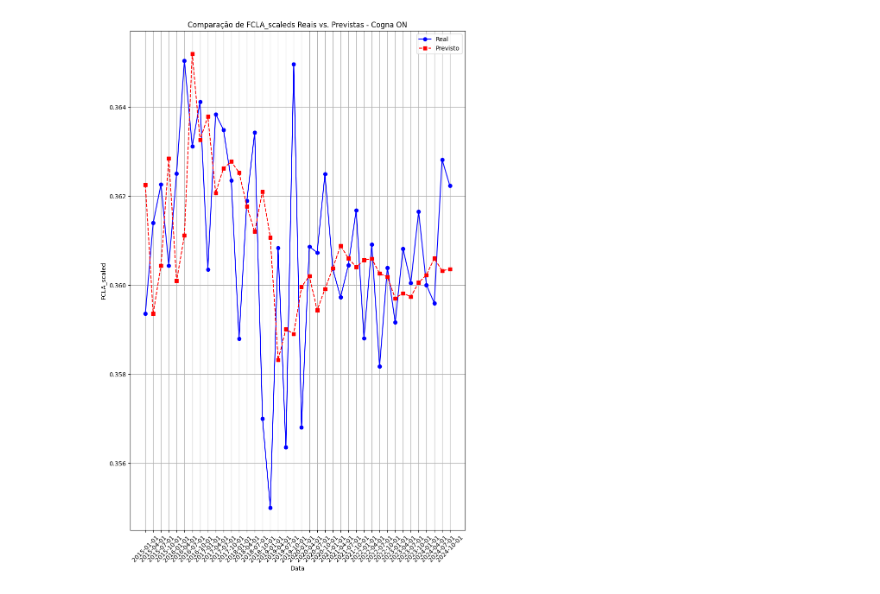
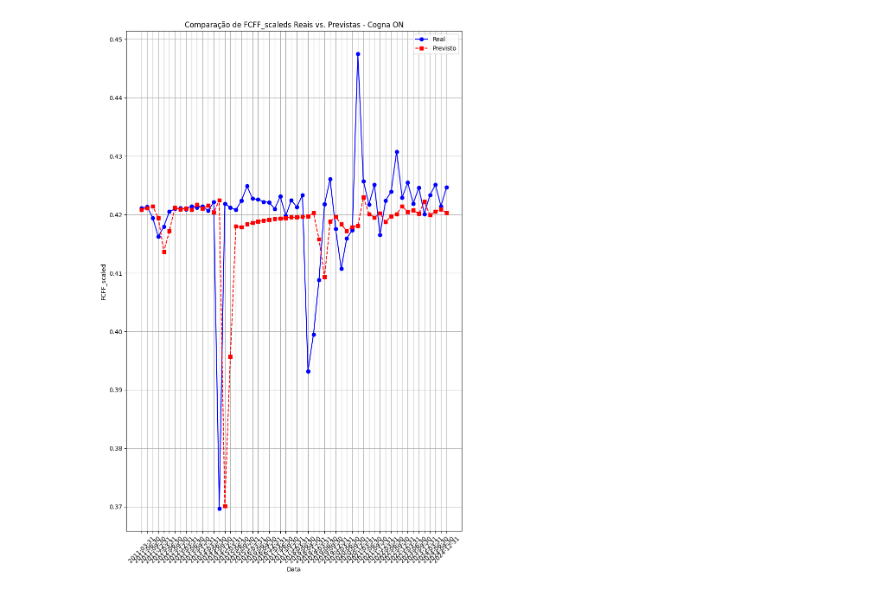
Before and after one commit to CHAnnnelch/IC_predicao_FCF, a Jupyter notebook: 04_ARIMA.ipynb, the cells around one changed output. Drawn from its saved outputs; the diff is of its cells as text; code cells hidden in the pictures.

```diff
--- a/04_ARIMA.ipynb
+++ b/04_ARIMA.ipynb
@@ -151,10 +53,0 @@ df
-# %%
-var = ['g_FCLF']
-
-df = df.sort_values(['Nome', 'Data'])
-df['lag_g_fclf'] = df.groupby('Nome')[var].shift(1)
-df['ma_g_fclf'] = df.groupby('Nome')[var].transform(lambda x: x.shift(1).rolling(3).mean())
-
-df['lag_g_fclf'] = df['lag_g_fclf'].fillna(method='bfill')
-df['ma_g_fclf'] = df['ma_g_fclf'].fillna(method='bfill')
-df
@@ -175,10 +53,0 @@ df
-# %%
-var = ['FCLF']
-
-df = df.sort_values(['Nome', 'Data'])
-df['lag_fclf'] = df.groupby('Nome')[var].shift(1)
-df['ma_fclf'] = df.groupby('Nome')[var].transform(lambda x: x.shift(1).rolling(3).mean())
-
-df['lag_fclf'] = df['lag_fclf'].fillna(method='bfill')
-df['ma_fclf'] = df['ma_fclf'].fillna(method='bfill')
-df
@@ -199,10 +53,0 @@ df
-# %%
-var = ['FCLA']
-
-df = df.sort_values(['Nome', 'Data'])
-df['lag_fcla'] = df.groupby('Nome')[var].shift(1)
-df['ma_fcla'] = df.groupby('Nome')[var].transform(lambda x: x.shift(1).rolling(3).mean())
-
-df['lag_fcla'] = df['lag_fcla'].fillna(method='bfill')
-df['ma_fcla'] = df['ma_fcla'].fillna(method='bfill')
-df
@@ -230,10 +61,10 @@ import warnings
 
 warnings.filterwarnings("ignore")
 
-target_var = 'FCLA'
+target_var = 'FCFF'
 k = 4
 
-def expanding_window_forecast_arima(df, target_col=target_var, empresa_col='Nome', date_col='Data',
+def expanding_window_forecast_arima(df, target_col=target_var, empresa_col='NOME', date_col='DATA',
                                      min_train_size=k, horizon=1, arima_order=(1,1,1)):
     results = []
 
@@ -295,7 +126,7 @@ mae = mean_absolute_error(resultado['Real'], resultado['Previsto'])
 r2 = r2_score(resultado['Real'], resultado['Previsto'])
 
 n = len(resultado)
-p = len(['FCLA'])
+p = len(['FCFF'])
 r2_adj = 1 - (1 - r2) * (n - 1) / (n - p - 1)
 
 train_rmse_media = resultado['Train RMSE'].mean()
@@ -402,19 +226,19 @@ plt.show()
 # %%
 results_df = resultado
 empresa_selecionada = 'Cogna ON'
 df_selecionado = results_df[results_df["Empresa"] == empresa_selecionada]
 
 plt.figure(figsize=(10,15))
 plt.plot(df_selecionado["Data"], df_selecionado["Real"], label="Real", marker='o', linestyle='solid', color="blue")
 plt.plot(df_selecionado["Data"], df_selecionado["Previsto"], label="Previsto", marker='s', linestyle='dashed', color="red")
 
 plt.xlabel("Data")
-plt.ylabel("FCLA_scaled")
-plt.title(f"Comparação de FCLA_scaleds Reais vs. Previstas - {empresa_selecionada}")
+plt.ylabel("FCFF_scaled")
+plt.title(f"Comparação de FCFF_scaleds Reais vs. Previstas - {empresa_selecionada}")
 plt.legend()
 plt.xticks(rotation=45)  # Rotaciona os rótulos do eixo X para melhor visualização
 plt.grid(True)
 
 plt.show()
 # %% [output]
-[figure, old version]
+[figure, new version]
```
Also changed, not shown: parts of 15 cells of this notebook, 14 other files.
